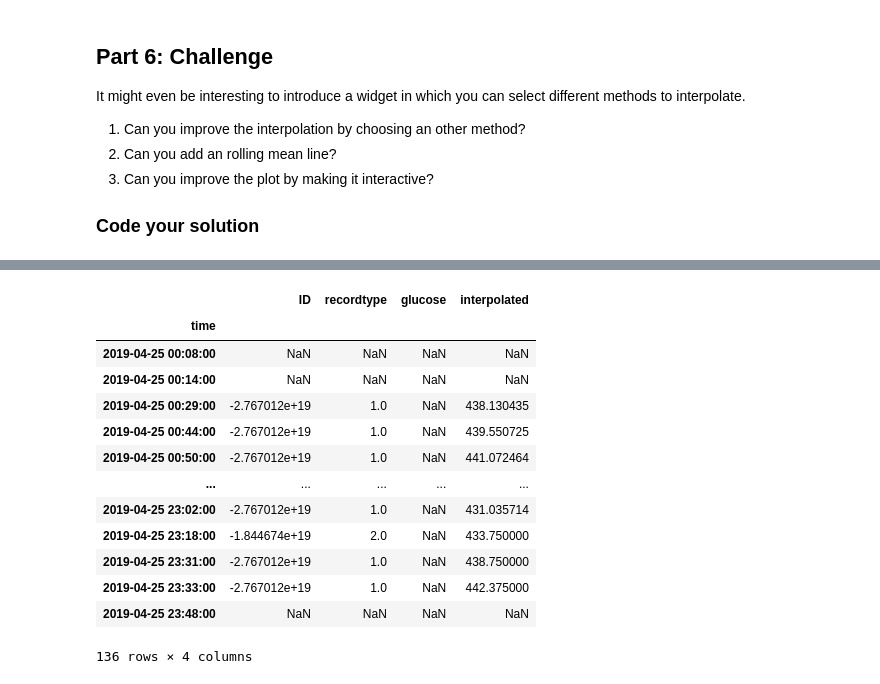
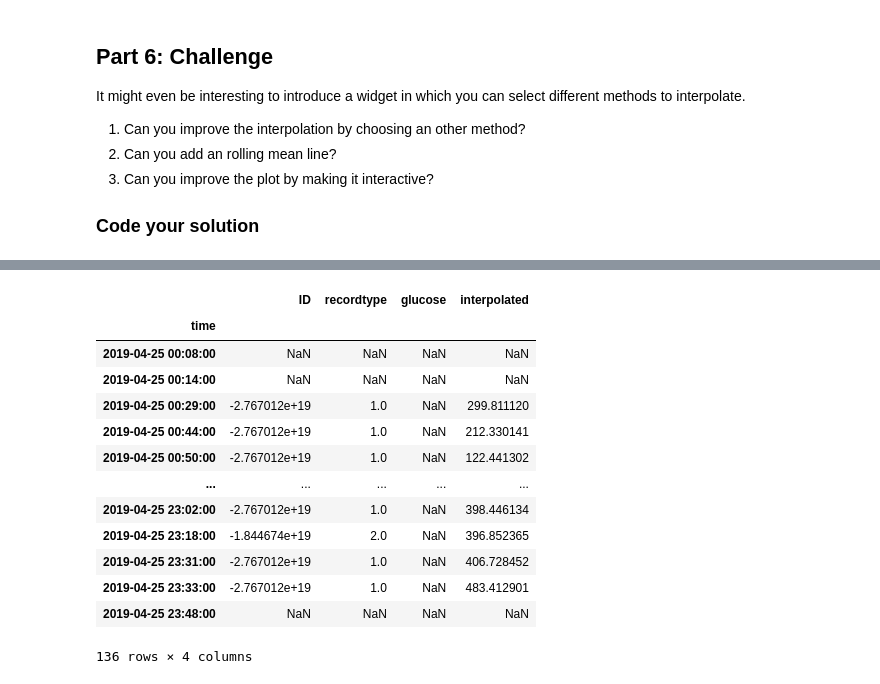
Before and after one commit to apirzadeh1365/BFVM19PROG1, a Jupyter notebook: assessments/Assignment_week_02.ipynb, the cells around one changed output, grey strips where cells are left out. Saved outputs shown, nothing was run; the diff lists cells and outputs as text; code cells hidden in the pictures.

```diff
--- a/assessments/Assignment_week_02.ipynb
+++ b/assessments/Assignment_week_02.ipynb
@@ -181,7 +181,7 @@ A lot of data is missing. Use interpolation to fill the missing values. Create a
 #CODE YOUR SOLUTION HERE
 df['interpolated']=df['glucose']
 df1=df.copy()
-df['interpolated'].interpolate(method='time',limit_direction='forward', inplace=True)
+df['interpolated'].interpolate(method='spline',limit_direction='forward', inplace=True, order=2)
 df.head()
 # %% [output]
 |  | ID | recordtype | glucose | interpolated |
@@ -259,7 +259,7 @@ def show_fig(ColumnDataSource,method_name,color):
     source['interpolated'].interpolate(method=method_name,limit_direction='forward', inplace=True)
     fig=figure(title="plot for interpolated with "+method_name+" method",x_axis_label='time',y_axis_label='interpolated data',x_axis_type='datetime',\
     plot_width = 300, plot_height = 300)
-    fig.line(x=source.index,y=source['interpolated'], legend="Temp.", line_width=2,color=color)
+    fig.line(x=source.index,y=source['interpolated'], legend="glucose.", line_width=2,color=color)
     fig.xaxis.formatter = DatetimeTickFormatter(days="%d-%b-%Y", hours="%H:%M", seconds="%S" )
     return fig
 fig1=show_fig(df1,'pad','orange')
@@ -277,16 +277,16 @@ WARNING:bokeh.core.validation.check:W-1005 (FIXED_SIZING_MODE): 'fixed' sizing m
 [interactive output not drawn]
 [interactive output not drawn]
 |  | ID | recordtype | glucose | interpolated |
 | time |  |  |  |  |
 | 2019-04-25 00:08:00 | NaN | NaN | NaN | NaN |
 | 2019-04-25 00:14:00 | NaN | NaN | NaN | NaN |
-| 2019-04-25 00:29:00 | -2.767012e+19 | 1.0 | NaN | 438.130435 |
-| 2019-04-25 00:44:00 | -2.767012e+19 | 1.0 | NaN | 439.550725 |
-| 2019-04-25 00:50:00 | -2.767012e+19 | 1.0 | NaN | 441.072464 |
+| 2019-04-25 00:29:00 | -2.767012e+19 | 1.0 | NaN | 299.811120 |
+| 2019-04-25 00:44:00 | -2.767012e+19 | 1.0 | NaN | 212.330141 |
+| 2019-04-25 00:50:00 | -2.767012e+19 | 1.0 | NaN | 122.441302 |
 | ... | ... | ... | ... | ... |
-| 2019-04-25 23:02:00 | -2.767012e+19 | 1.0 | NaN | 431.035714 |
-| 2019-04-25 23:18:00 | -1.844674e+19 | 2.0 | NaN | 433.750000 |
-| 2019-04-25 23:31:00 | -2.767012e+19 | 1.0 | NaN | 438.750000 |
-| 2019-04-25 23:33:00 | -2.767012e+19 | 1.0 | NaN | 442.375000 |
+| 2019-04-25 23:02:00 | -2.767012e+19 | 1.0 | NaN | 398.446134 |
+| 2019-04-25 23:18:00 | -1.844674e+19 | 2.0 | NaN | 396.852365 |
+| 2019-04-25 23:31:00 | -2.767012e+19 | 1.0 | NaN | 406.728452 |
+| 2019-04-25 23:33:00 | -2.767012e+19 | 1.0 | NaN | 483.412901 |
 | 2019-04-25 23:48:00 | NaN | NaN | NaN | NaN |
 136 rows × 4 columns
```
Also changed, not shown: parts of 3 cells of this notebook, 2 other files.
